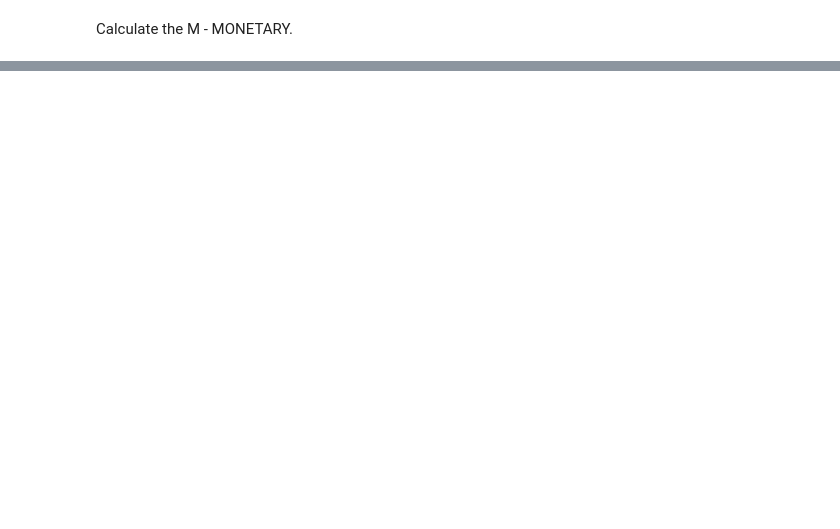
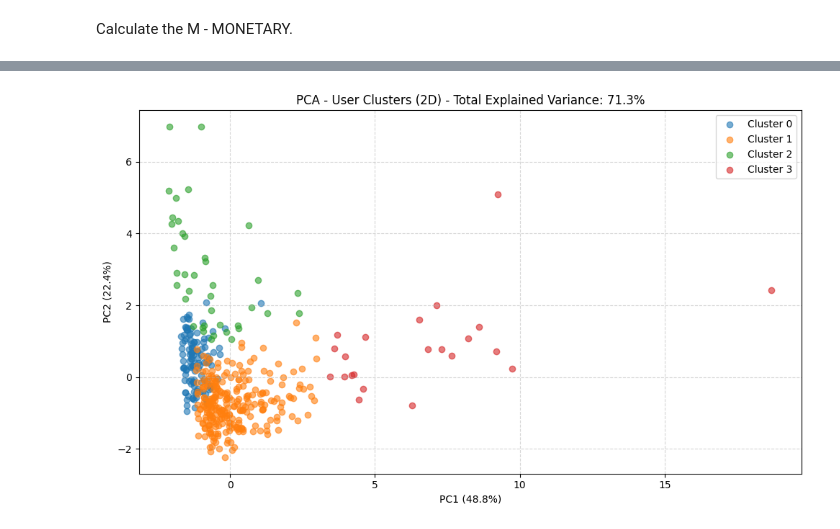
Before and after one commit to bbucalonserra/sales-membership-analysis, a Jupyter notebook: sales-membership-analysis.ipynb, the cells around one changed output, grey strips where cells are left out. Saved outputs shown, nothing was run; the diff lists cells and outputs as text; code cells hidden in the pictures; blank space fills up the shorter version.

```diff
--- a/sales-membership-analysis.ipynb
+++ b/sales-membership-analysis.ipynb
@@ -959,0 +1205,15 @@ rfm_df.head()
+# %%
+# Seleciona as colunas numéricas
+X = kmeans_features.select_dtypes(include='number')
+
+# Cria o pipeline
+pipeline = Pipeline([
+    ('scaler', StandardScaler()),
+    ('kmeans', KMeans(n_clusters=4, random_state=42, n_init=10))
+])
+
+# Treina o modelo
+pipeline.fit(X)
+
+# Adiciona os rótulos (clusters) ao DataFrame
+kmeans_features['cluster'] = pipeline.named_steps['kmeans'].labels_
@@ -959,0 +1275,36 @@ rfm_df.head()
+# %%
+# Prepara os dados (sem userID e cluster)
+X = kmeans_features.drop(columns=['cluster', 'userID'])
+
+# Escala os dados
+X_scaled = StandardScaler().fit_transform(X)
+
+# Aplica PCA com 2 componentes
+pca = PCA(n_components=2, random_state=42)
+X_pca = pca.fit_transform(X_scaled)
+
+# Cria DataFrame com os componentes + cluster
+pca_df = pd.DataFrame(X_pca, columns=['PC1', 'PC2'])
+pca_df['cluster'] = kmeans_features['cluster'].values
+
+# Calcula variância explicada
+explained_var = pca.explained_variance_ratio_
+explained_pc1 = explained_var[0] * 100
+explained_pc2 = explained_var[1] * 100
+explained_total = explained_pc1 + explained_pc2
+
+# Plota o scatter plot 2D
+plt.figure(figsize=(10, 6))
+for cluster_id in sorted(pca_df['cluster'].unique()):
+    subset = pca_df[pca_df['cluster'] == cluster_id]
+    plt.scatter(subset['PC1'], subset['PC2'], label=f'Cluster {cluster_id}', alpha=0.6)
+
+plt.xlabel(f'PC1 ({explained_pc1:.1f}%)')
+plt.ylabel(f'PC2 ({explained_pc2:.1f}%)')
+plt.title(f'PCA - User Clusters (2D) - Total Explained Variance: {explained_total:.1f}%')
+plt.legend()
+plt.grid(True, linestyle='--', alpha=0.5)
+plt.tight_layout()
+plt.show()
+# %% [output]
+[figure, added]
```
Also changed, not shown: parts of 47 cells of this notebook.
